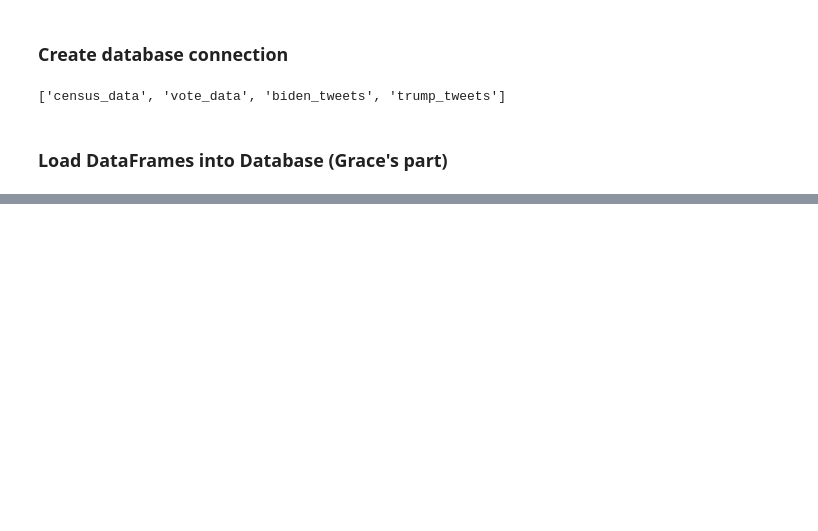
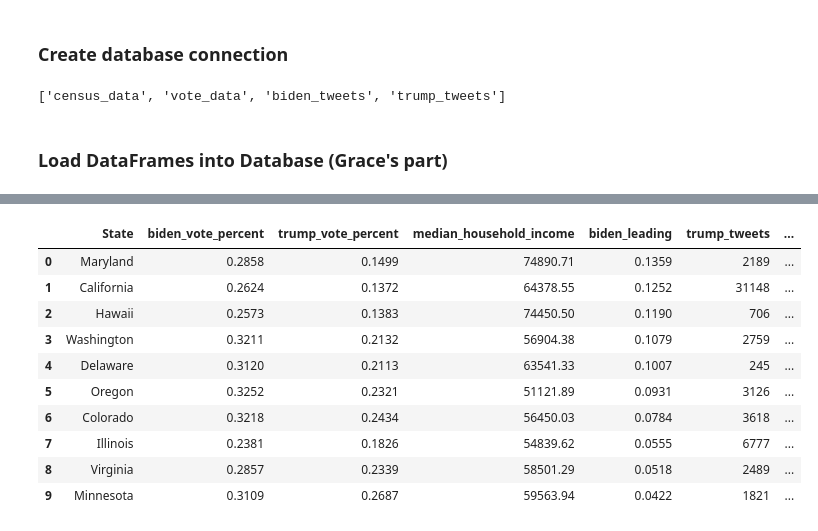
Before and after one commit to tanvi-12/ETL-Project, a Jupyter notebook: ETL.ipynb, the cells around one changed output, grey strips where cells are left out. Drawn from its saved outputs; the diff is of its cells as text; code cells hidden in the pictures; blank space fills up the shorter version.

```diff
--- a/ETL.ipynb
+++ b/ETL.ipynb
@@ -178,0 +517,100 @@ again
+# %%
+query = '''
+    SELECT
+        a."State",
+        ROUND("biden_vote_percent"::numeric, 4) AS biden_vote_percent,
+        ROUND("trump_vote_percent"::numeric, 4) AS trump_vote_percent,
+        ROUND(a."median_household_income"::numeric, 2) AS median_household_income,
+        ROUND(("biden_vote_percent"-"trump_vote_percent")::numeric, 4) AS "biden_leading",
+        b."trump_tweets",
+        b."biden_tweets"
+    FROM (
+        select m."State",
+            ROUND("biden_vote_percent"::numeric, 4) AS biden_vote_percent,
+            ROUND("trump_vote_percent"::numeric, 4) AS trump_vote_percent,
+            ROUND(m."Median_Household_Income"::numeric, 2) AS Median_Household_Income,
+            m."Population",
+            m."Per_Capita_Income",
+            ROUND(("biden_vote_percent"-"trump_vote_percent")::numeric, 4) AS "biden_leading"
+        from (
+            select
+                "State",
+                "Candidate" AS "biden_candidate",
+                AVG("Median_Household_Income") AS "Median_Household_Income",
+                AVG("Per_Capita_Income") AS "Per_Capita_Income",
+                SUM("Votes") AS "Votes",
+                SUM("Population") AS "Population",
+                (
+                SUM("Votes")/SUM("Population")::float) AS biden_vote_percent
+            from (
+                SELECT
+                    vote_data."State",
+                    vote_data."County",
+                    vote_data."Candidate",
+                    vote_data."Votes",
+                    census_data."Median_Household_Income",
+                    census_data."Population",
+                    census_data."Per_Capita_Income"
+                from vote_data
+                    JOIN census_data
+                    ON census_data."County" = vote_data."County"
+                    AND census_data."State" = vote_data."State"
+            ) a
+            WHERE "Candidate" = 'Joe Biden'
+            GROUP BY "State", "Candidate"
+    ) m
+    JOIN
+        (
+            select
+            "State",
+            "Candidate" AS "trump_candidate",
+            (SUM("Votes")/SUM("Population")::float) AS trump_vote_percent
+        from (
+            SELECT
+                vote_data."State",
+                vote_data."County",
+                vote_data."Candidate",
+                vote_data."Votes",
+                census_data."Median_Household_Income",
+                census_data."Population",
+                census_data."Per_Capita_Income"
+            from vote_data
+                JOIN census_data
+                ON census_data."County" = vote_data."County"
+                AND census_data."State" = vote_data."State"
+        ) a
+        WHERE "Candidate" = 'Donald Trump'
+        GROUP BY "State", "Candidate"
+    ) n
+    ON m."State" = n."State"
+    ) a
+    JOIN (
+        SELECT a."State", "trump_tweets", "biden_tweets" FROM (
+            SELECT "State", COUNT("State") AS "trump_tweets" FROM trump_tweets
+            GROUP BY "State"
+        ) a
+        JOIN (
+            SELECT "State", COUNT("State") AS "biden_tweets" FROM biden_tweets
+            GROUP BY "State"
+        ) b
+        ON a."State" = b."State"
+    ) b
+    ON a."State" = b."State"
+    ORDER BY "biden_leading" DESC
+    LIMIT 10
+'''
+
+results = pd.read_sql(query, engine)
+results
+# %% [output]
+|  | State | biden_vote_percent | trump_vote_percent | median_household_income | biden_leading | trump_tweets | ... |
+| 0 | Maryland | 0.2858 | 0.1499 | 74890.71 | 0.1359 | 2189 | ... |
+| 1 | California | 0.2624 | 0.1372 | 64378.55 | 0.1252 | 31148 | ... |
+| 2 | Hawaii | 0.2573 | 0.1383 | 74450.50 | 0.1190 | 706 | ... |
+| 3 | Washington | 0.3211 | 0.2132 | 56904.38 | 0.1079 | 2759 | ... |
+| 4 | Delaware | 0.3120 | 0.2113 | 63541.33 | 0.1007 | 245 | ... |
+| 5 | Oregon | 0.3252 | 0.2321 | 51121.89 | 0.0931 | 3126 | ... |
+| 6 | Colorado | 0.3218 | 0.2434 | 56450.03 | 0.0784 | 3618 | ... |
+| 7 | Illinois | 0.2381 | 0.1826 | 54839.62 | 0.0555 | 6777 | ... |
+| 8 | Virginia | 0.2857 | 0.2339 | 58501.29 | 0.0518 | 2489 | ... |
+| 9 | Minnesota | 0.3109 | 0.2687 | 59563.94 | 0.0422 | 1821 | ... |
```
Also changed, not shown: parts of 26 cells of this notebook, 3 other files.
